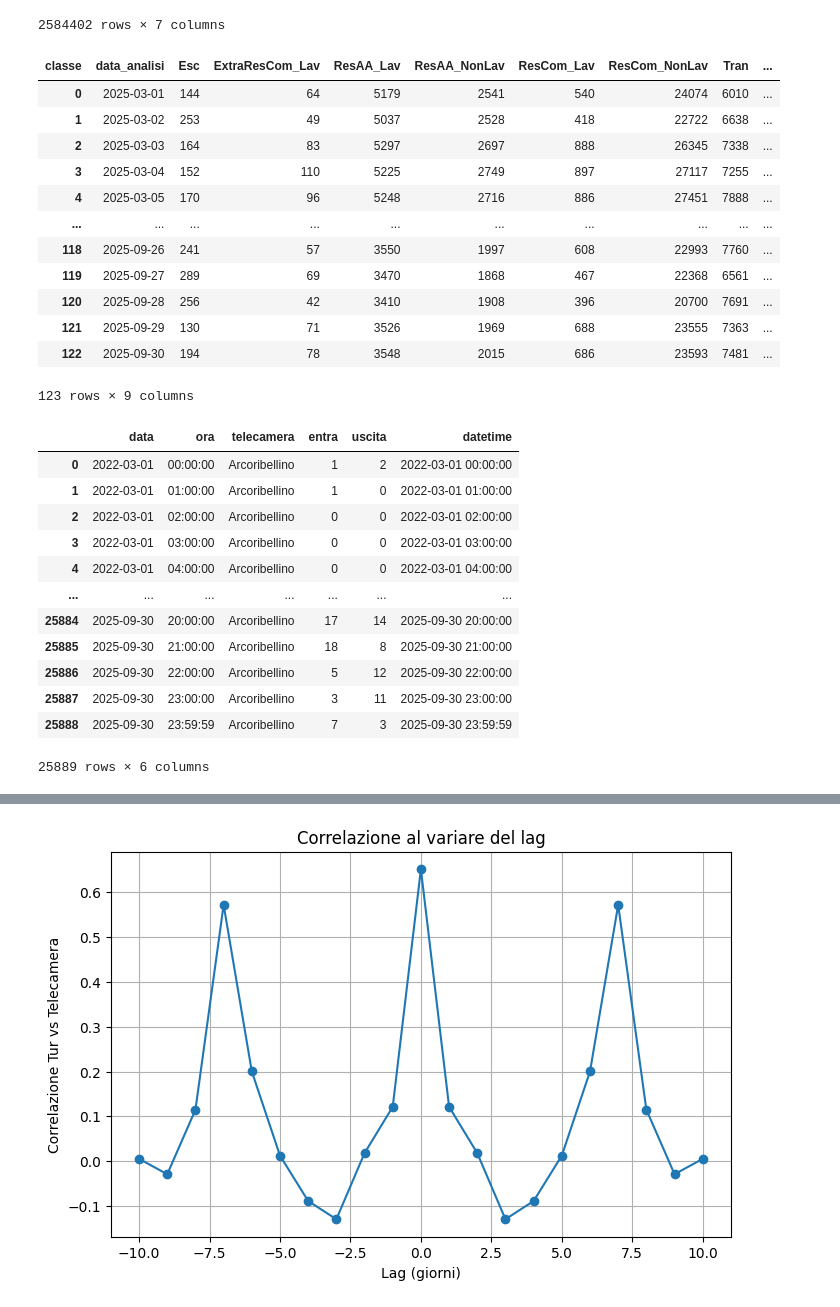
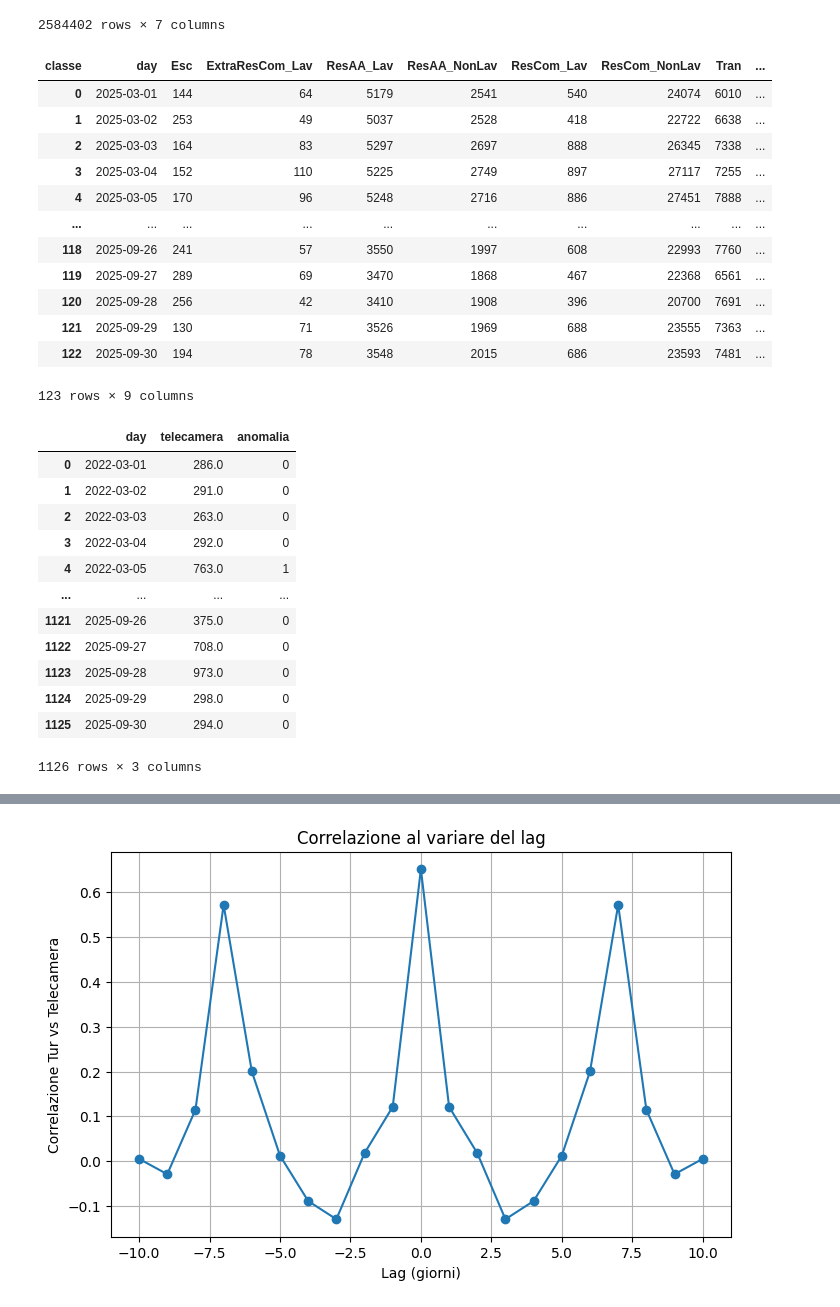
Before and after one commit to nbicocchi/S4C-Project, a Jupyter notebook: experiments/dataset2025/data_analysis/presence_analysis_2.ipynb, the cells around one changed output, grey strips where cells are left out. Saved outputs shown, nothing was run; the diff lists cells and outputs as text; code cells hidden in the pictures.

```diff
--- a/experiments/dataset2025/data_analysis/presence_analysis_2.ipynb
+++ b/experiments/dataset2025/data_analysis/presence_analysis_2.ipynb
@@ -44,9 +44,11 @@ df_presenze["data_analisi"] = (
     pd.to_datetime(df_presenze["data_analisi"]) + pd.Timedelta(days=0)
 )
 
+df_presenze = df_presenze.rename(columns={"data_analisi": "day"})
+
 df_presenze
 # %% [output]
-| classe | data_analisi | Esc | ExtraResCom_Lav | ResAA_Lav | ResAA_NonLav | ResCom_Lav | ResCom_NonLav | Tran | ... |
+| classe | day | Esc | ExtraResCom_Lav | ResAA_Lav | ResAA_NonLav | ResCom_Lav | ResCom_NonLav | Tran | ... |
 | 0 | 2025-03-01 | 144 | 64 | 5179 | 2541 | 540 | 24074 | 6010 | ... |
 | 1 | 2025-03-02 | 253 | 49 | 5037 | 2528 | 418 | 22722 | 6638 | ... |
 | 2 | 2025-03-03 | 164 | 83 | 5297 | 2697 | 888 | 26345 | 7338 | ... |
@@ -61,28 +63,20 @@ df_presenze
 123 rows × 9 columns
 # %%
 # --- 1. Leggi il dataset ---
-df = pd.read_excel("../pedestrians/marzo2022_settembre2025.xlsx", sheet_name="dati pedoni orari")
-
-# Combina data + ora in datetime
-df["datetime"] = pd.to_datetime(df["data"].astype(str) + " " + df["ora"].astype(str))
-
-# --- 2. Seleziona telecamera ---
-telecamera_scelta = "Arcoribellino"
-df_cam = df[df["telecamera"] == telecamera_scelta].copy()
-df_cam = df_cam.reset_index(drop=True)
+df_cam = pd.read_csv("../pedestrians/telecamera_dozza.csv")
 
 df_cam
 # %% [output]
-|  | data | ora | telecamera | entra | uscita | datetime |
-| 0 | 2022-03-01 | 00:00:00 | Arcoribellino | 1 | 2 | 2022-03-01 00:00:00 |
-| 1 | 2022-03-01 | 01:00:00 | Arcoribellino | 1 | 0 | 2022-03-01 01:00:00 |
-| 2 | 2022-03-01 | 02:00:00 | Arcoribellino | 0 | 0 | 2022-03-01 02:00:00 |
-| 3 | 2022-03-01 | 03:00:00 | Arcoribellino | 0 | 0 | 2022-03-01 03:00:00 |
-| 4 | 2022-03-01 | 04:00:00 | Arcoribellino | 0 | 0 | 2022-03-01 04:00:00 |
-| ... | ... | ... | ... | ... | ... | ... |
-| 25884 | 2025-09-30 | 20:00:00 | Arcoribellino | 17 | 14 | 2025-09-30 20:00:00 |
-| 25885 | 2025-09-30 | 21:00:00 | Arcoribellino | 18 | 8 | 2025-09-30 21:00:00 |
-| 25886 | 2025-09-30 | 22:00:00 | Arcoribellino | 5 | 12 | 2025-09-30 22:00:00 |
-| 25887 | 2025-09-30 | 23:00:00 | Arcoribellino | 3 | 11 | 2025-09-30 23:00:00 |
-| 25888 | 2025-09-30 | 23:59:59 | Arcoribellino | 7 | 3 | 2025-09-30 23:59:59 |
+|  | day | telecamera | anomalia |
+| 0 | 2022-03-01 | 286.0 | 0 |
+| 1 | 2022-03-02 | 291.0 | 0 |
+| 2 | 2022-03-03 | 263.0 | 0 |
+| 3 | 2022-03-04 | 292.0 | 0 |
+| 4 | 2022-03-05 | 763.0 | 1 |
+| ... | ... | ... | ... |
+| 1121 | 2025-09-26 | 375.0 | 0 |
+| 1122 | 2025-09-27 | 708.0 | 0 |
+| 1123 | 2025-09-28 | 973.0 | 0 |
+| 1124 | 2025-09-29 | 298.0 | 0 |
+| 1125 | 2025-09-30 | 294.0 | 0 |
-25889 rows × 6 columns
+1126 rows × 3 columns
```
Also changed, not shown: parts of 11 cells of this notebook, 8 other files.
